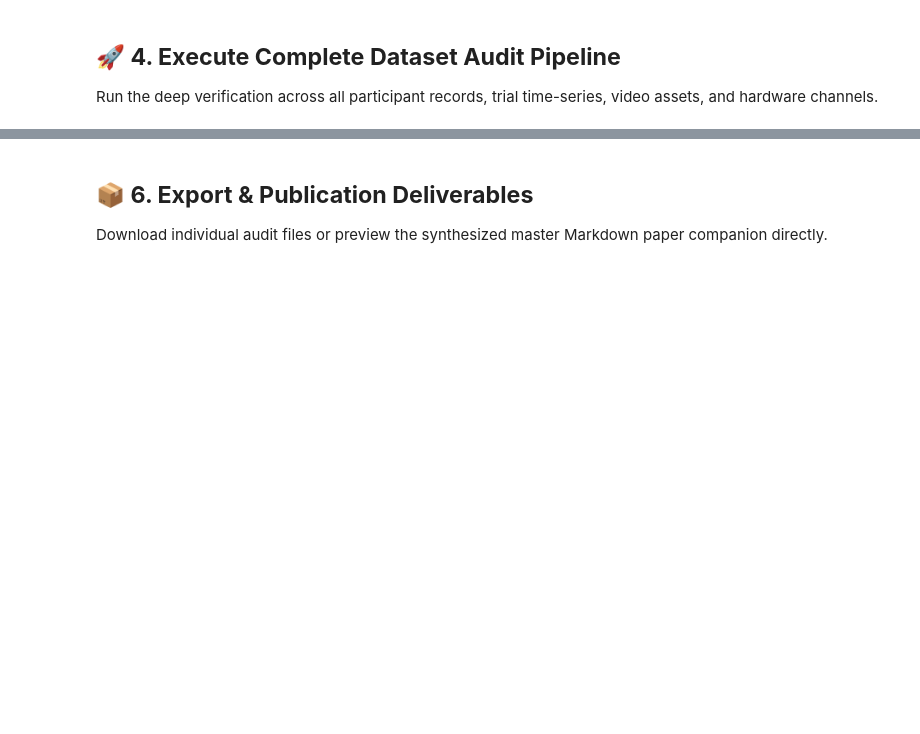
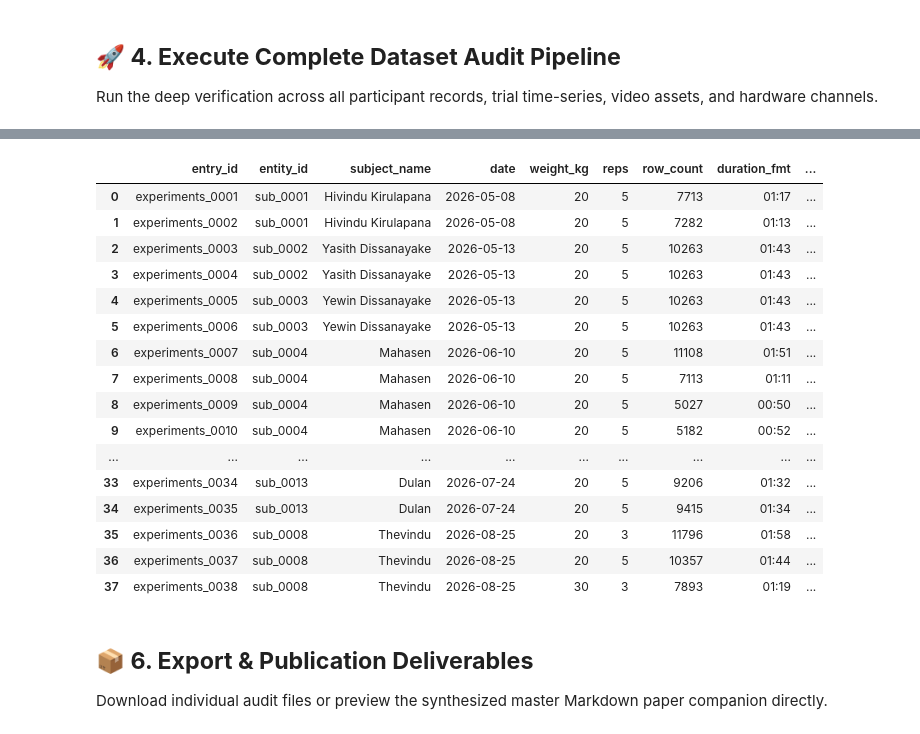
Before and after one commit to janithcyapa/Wearable-Biomechanics, a Jupyter notebook: 04. Dataset Summary.ipynb, the cells around one changed output, grey strips where cells are left out. Saved outputs shown, nothing was run; the diff lists cells and outputs as text; code cells hidden in the pictures; blank space fills up the shorter version.

```diff
--- a/04. Dataset Summary.ipynb
+++ b/04. Dataset Summary.ipynb
@@ -884,19 +1062,37 @@ fig_video.show()
 # %%
 # @title 📋 Full Experiment Audit Explorer { display-mode: "form" }
-# @markdown Search, filter, and inspect trial metrics, durations, detected devices, and researcher anomaly flags.
+# @markdown Search, filter, and inspect trial metrics, durations, detected devices, IMU counts, and researcher anomaly flags.
 
 audit_cols = [
     "entry_id", "entity_id", "subject_name", "date", "weight_kg", "reps",
     "row_count", "duration_fmt", "sampling_rate_hz", "nan_pct",
-    "devices_detected_count", "missing_core_devices", "video_status",
-    "diagnostic_flags"
+    "devices_detected_count", "total_imus_detected", "missing_core_devices",
+    "missing_imus", "video_status", "diagnostic_flags"
 ]
 
 try:
     from google.colab import data_table
     display(data_table.DataTable(deliverables["df_audit"][audit_cols], include_index=False, num_rows_per_page=15))
 except Exception:
     display(deliverables["df_audit"][audit_cols])
+# %% [output]
+|  | entry_id | entity_id | subject_name | date | weight_kg | reps | row_count | duration_fmt | ... |
+| 0 | experiments_0001 | sub_0001 | Hivindu Kirulapana | 2026-05-08 | 20 | 5 | 7713 | 01:17 | ... |
+| 1 | experiments_0002 | sub_0001 | Hivindu Kirulapana | 2026-05-08 | 20 | 5 | 7282 | 01:13 | ... |
+| 2 | experiments_0003 | sub_0002 | Yasith Dissanayake | 2026-05-13 | 20 | 5 | 10263 | 01:43 | ... |
+| 3 | experiments_0004 | sub_0002 | Yasith Dissanayake | 2026-05-13 | 20 | 5 | 10263 | 01:43 | ... |
+| 4 | experiments_0005 | sub_0003 | Yewin Dissanayake | 2026-05-13 | 20 | 5 | 10263 | 01:43 | ... |
+| 5 | experiments_0006 | sub_0003 | Yewin Dissanayake | 2026-05-13 | 20 | 5 | 10263 | 01:43 | ... |
+| 6 | experiments_0007 | sub_0004 | Mahasen | 2026-06-10 | 20 | 5 | 11108 | 01:51 | ... |
+| 7 | experiments_0008 | sub_0004 | Mahasen | 2026-06-10 | 20 | 5 | 7113 | 01:11 | ... |
+| 8 | experiments_0009 | sub_0004 | Mahasen | 2026-06-10 | 20 | 5 | 5027 | 00:50 | ... |
+| 9 | experiments_0010 | sub_0004 | Mahasen | 2026-06-10 | 20 | 5 | 5182 | 00:52 | ... |
+| ... | ... | ... | ... | ... | ... | ... | ... | ... | ... |
+| 33 | experiments_0034 | sub_0013 | Dulan | 2026-07-24 | 20 | 5 | 9206 | 01:32 | ... |
+| 34 | experiments_0035 | sub_0013 | Dulan | 2026-07-24 | 20 | 5 | 9415 | 01:34 | ... |
+| 35 | experiments_0036 | sub_0008 | Thevindu | 2026-08-25 | 20 | 3 | 11796 | 01:58 | ... |
+| 36 | experiments_0037 | sub_0008 | Thevindu | 2026-08-25 | 20 | 5 | 10357 | 01:44 | ... |
+| 37 | experiments_0038 | sub_0008 | Thevindu | 2026-08-25 | 30 | 3 | 7893 | 01:19 | ... |
 # %% [markdown]
 ## **📦 6. Export & Publication Deliverables**
 Download individual audit files or preview the synthesized master Markdown paper companion directly.
```
Also changed, not shown: parts of 13 cells of this notebook, 3 other files.
